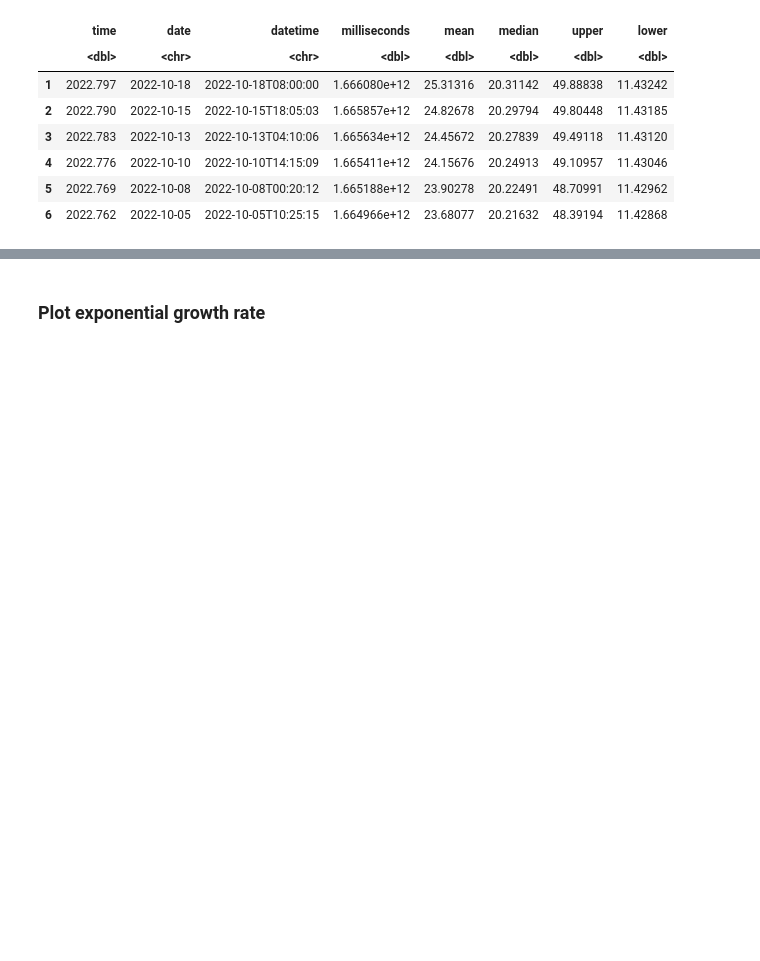
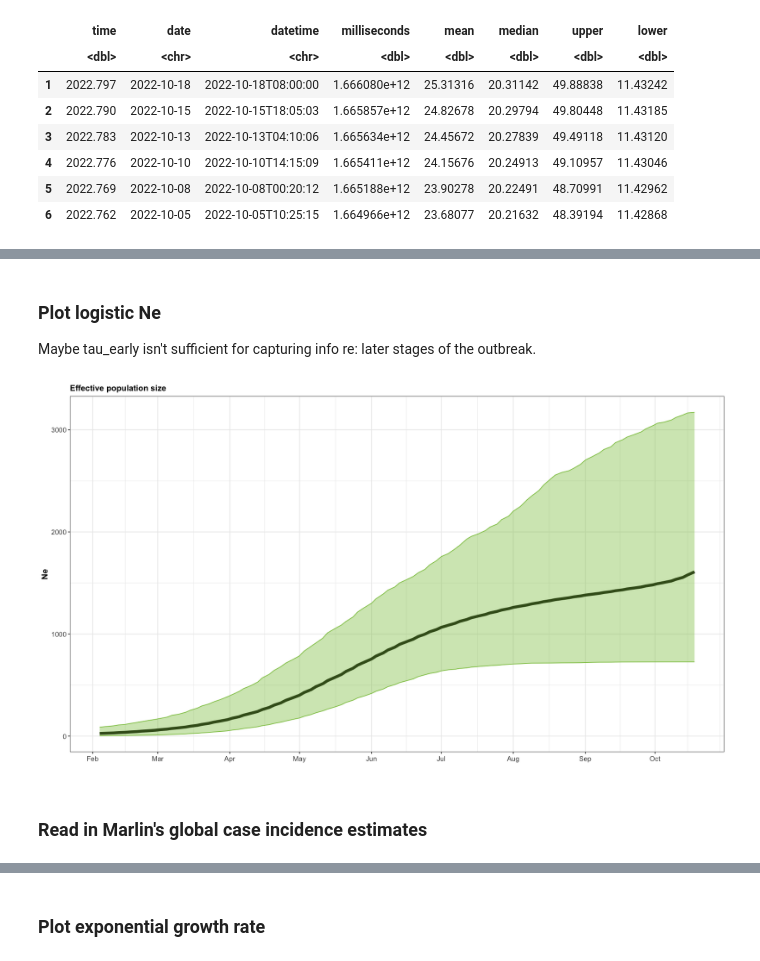
Before and after one commit to blab/mpox-dynamics, a Jupyter notebook: scripts/netau.ipynb, the cells around one changed output, grey strips where cells are left out. Cells and saved outputs as stored; diff of their text form; code cells hidden in the pictures; blank space fills up the shorter version.

```diff
--- a/scripts/netau.ipynb
+++ b/scripts/netau.ipynb
@@ -109,0 +98,30 @@ Warning message:
+# %% [markdown]
+### Plot logistic Ne
+
+Maybe tau_early isn't sufficient for capturing info re: later stages of the outbreak.
+# %%
+plot_ne_logistic <- netau %>% mutate(ne = mean/tau_early,
+                 ne_lower = lower/tau_early,
+                 ne_upper = upper/tau_early) %>%
+          ggplot(aes(x=datetime, y=ne)) +
+          geom_line(size=2, color='black') +
+          geom_ribbon(aes(ymin=ne_lower, ymax=ne_upper), color=rgb(0.55,0.77,0.3), alpha=0.4, fill=rgb(0.55,0.77,0.3)) +
+          ylab('Ne') + xlab('') + ggtitle('Effective population size') +
+          scale_x_date(date_labels = "%b", date_breaks='months') +
+          my_theme()
+
+plot_ne_logistic_blank <- netau %>% mutate(ne = mean/tau_early,
+                 ne_lower = lower/tau_early,
+                 ne_upper = upper/tau_early) %>%
+          ggplot(aes(x=datetime, y=ne)) +
+          geom_line(size=2, color='black') +
+          geom_ribbon(aes(ymin=ne_lower, ymax=ne_upper), color=rgb(0.55,0.77,0.3), alpha=0.4, fill=rgb(0.55,0.77,0.3)) +
+          ylab('') + xlab('') +
+          scale_x_date(date_labels = "%b", date_breaks='months') +
+          my_theme()
+
+plot_ne_logistic
+# %% [output]
+[figure, added]
+# %% [markdown]
+### Read in Marlin's global case incidence estimates
```
Also changed, not shown: parts of 18 cells of this notebook, 2 other files.
